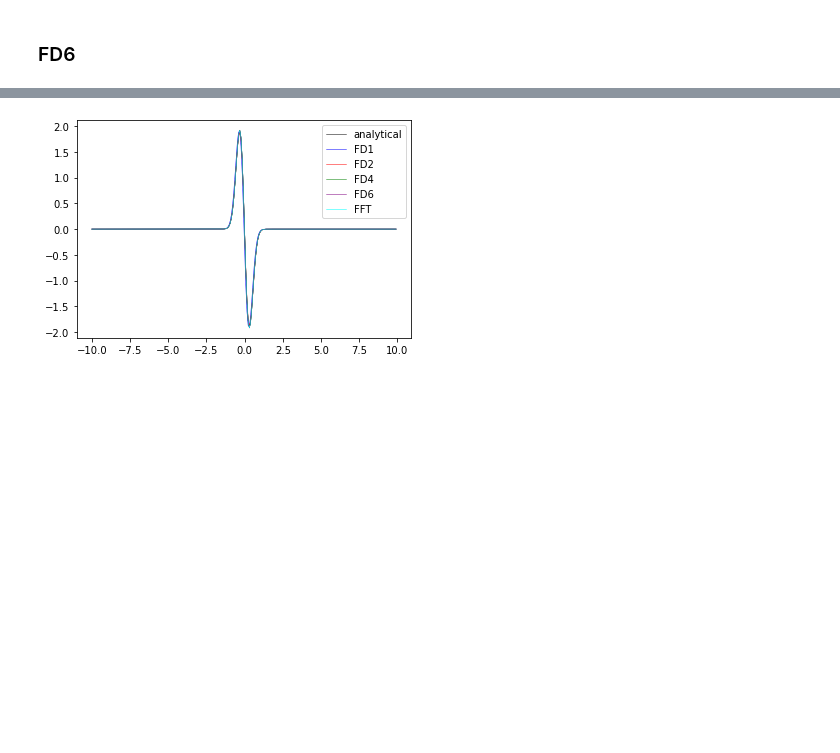
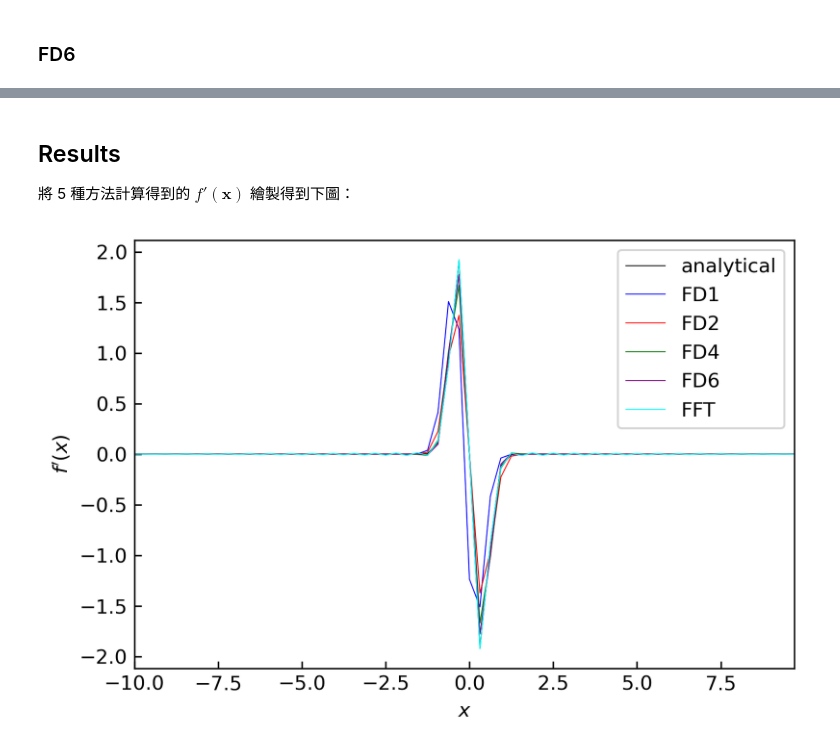
Before and after one commit to williameclee/2022-Summer-project-DMLab, a Jupyter notebook: numerical_differentiation.ipynb, the cells around one changed output, grey strips where cells are left out. Cells and saved outputs as stored; diff of their text form; code cells hidden in the pictures; blank space fills up the shorter version.

```diff
--- a/numerical_differentiation.ipynb
+++ b/numerical_differentiation.ipynb
@@ -25,7 +25,7 @@ import numpy as np
 from numpy import fft as fft
 import matplotlib.pyplot as plt
 # %%
-N = 2**8
+N = 2**6
 a = -10
 b = 10
 L = b-a
@@ -122,5 +131,5 @@ YDiffFd6 = NDiffFd6(X,Y)
 # %%
-def NDiffFft(X,Y,od):
+def NDiffFft(X,Y,od=1):
     # if ~exist('order','var')
     #      od = 1;
     N = len(X)
@@ -134,15 +143,23 @@ def NDiffFft(X,Y,od):
     Yd    = np.real(fft.ifft(YdHat))
     return Yd
 
-YDiffFft = NDiffFft(X,Y,1)
+YDiffFft = NDiffFft(X,Y)
+# %% [markdown]
+## Results
+將 5 種方法計算得到的 $f'(\textbf{x})$ 繪製得到下圖：
 # %%
+plt.figure(dpi=300)
 plt.plot(X,YDiffAna,linewidth=0.5,color='k',label='analytical')
 plt.plot(X,YDiffFd1,linewidth=0.5,color='b',label='FD1')
 plt.plot(X,YDiffFd2,linewidth=0.5,color='r',label='FD2')
 plt.plot(X,YDiffFd4,linewidth=0.5,color='g',label='FD4')
 plt.plot(X,YDiffFd6,linewidth=0.5,color='purple',label='FD6')
 plt.plot(X,YDiffFft,linewidth=0.5,color='cyan',label='FFT')
-plt.legend()
+plt.xlim(min(X),max(X))
+plt.xlabel('$x$',fontsize=10)
+plt.ylabel('$f^\prime(x)$',fontsize=10)
+plt.legend(fontsize=10)
+plt.tick_params(direction='in')
 plt.show()
 # %% [output]
-[figure, old version]
+[figure, new version]
```
Also changed, not shown: parts of 6 cells of this notebook.
